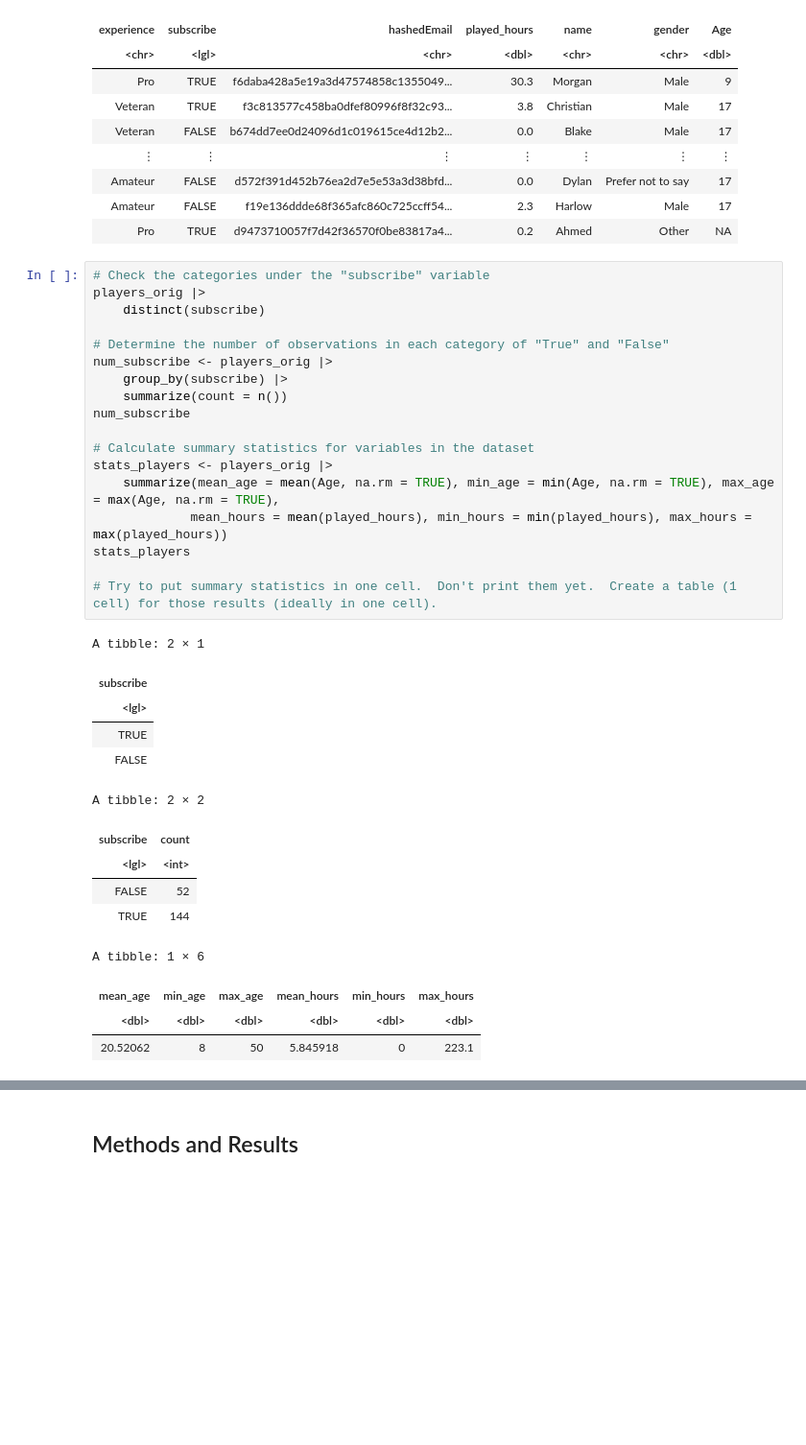
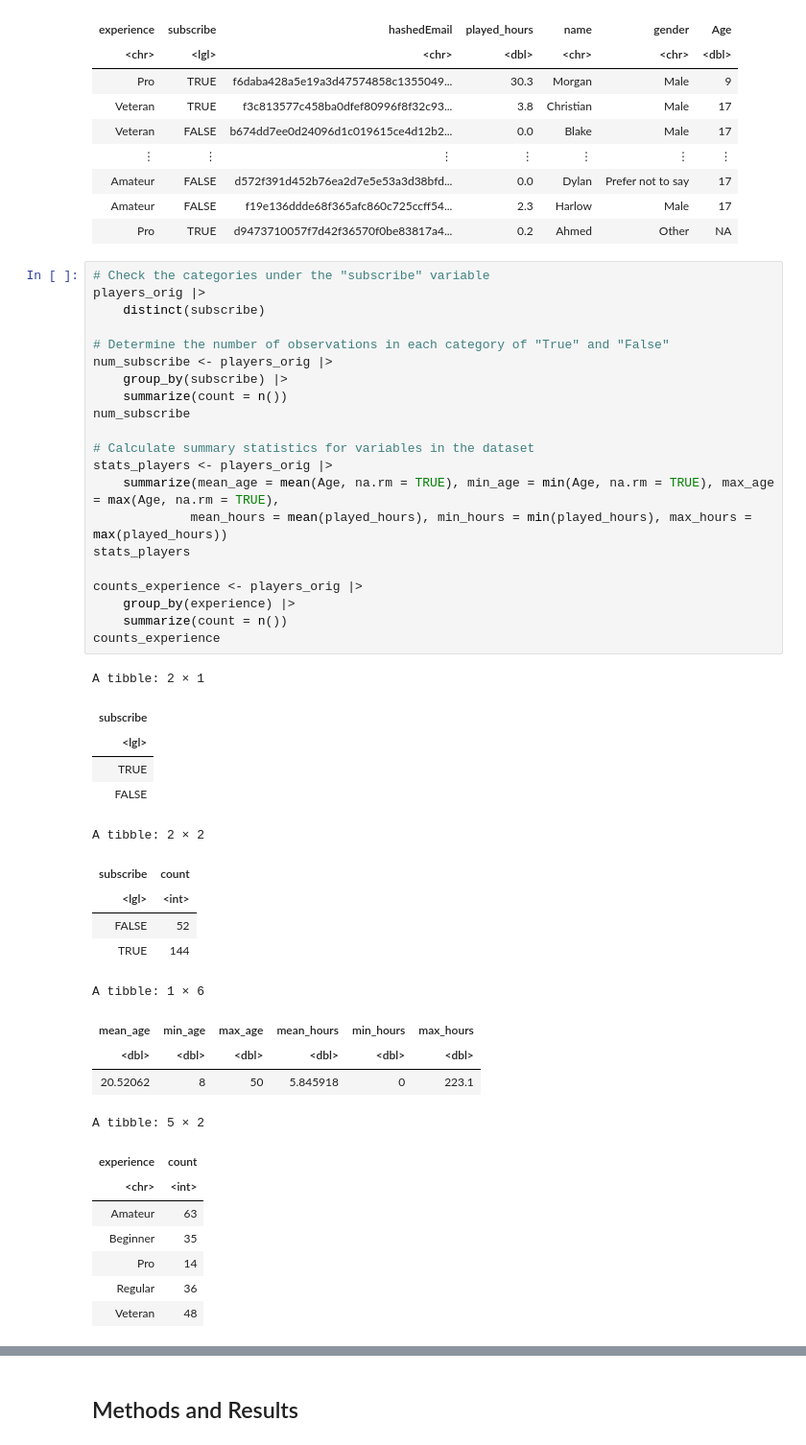
Before and after one commit to Gabriella478/dsci-100-project, a Jupyter notebook: project-2025-final.ipynb, the cells around one changed output, grey strips where cells are left out. Shown at 96% size. Drawn from its saved outputs; the diff is of its cells as text; blank space fills up the shorter version.

```diff
--- a/project-2025-final.ipynb
+++ b/project-2025-final.ipynb
@@ -77,34 +71,45 @@ A spec_tbl_df: 196 × 7
 players_orig |>
     distinct(subscribe)
 
 # Determine the number of observations in each category of "True" and "False"
 num_subscribe <- players_orig |>
     group_by(subscribe) |>
     summarize(count = n())
 num_subscribe
 
 # Calculate summary statistics for variables in the dataset
 stats_players <- players_orig |>
     summarize(mean_age = mean(Age, na.rm = TRUE), min_age = min(Age, na.rm = TRUE), max_age = max(Age, na.rm = TRUE),
              mean_hours = mean(played_hours), min_hours = min(played_hours), max_hours = max(played_hours))
 stats_players
 
-# Try to put summary statistics in one cell.  Don't print them yet.  Create a table (1 cell) for those results (ideally in one cell).
+counts_experience <- players_orig |>
+    group_by(experience) |>
+    summarize(count = n())
+counts_experience
 # %% [output]
 A tibble: 2 × 1
 | subscribe |
 | <lgl> |
 | TRUE |
 | FALSE |
 A tibble: 2 × 2
 | subscribe | count |
 | <lgl> | <int> |
 | FALSE | 52 |
 | TRUE | 144 |
 A tibble: 1 × 6
 | mean_age | min_age | max_age | mean_hours | min_hours | max_hours |
 | <dbl> | <dbl> | <dbl> | <dbl> | <dbl> | <dbl> |
 | 20.52062 | 8 | 50 | 5.845918 | 0 | 223.1 |
+A tibble: 5 × 2
+| experience | count |
+| <chr> | <int> |
+| Amateur | 63 |
+| Beginner | 35 |
+| Pro | 14 |
+| Regular | 36 |
+| Veteran | 48 |
 # %%
 stats_table <- data.frame(
     Statistic = c("Data Type", "Mean", "Min", "Max"),
```
Also changed, not shown: parts of 3 cells of this notebook.
